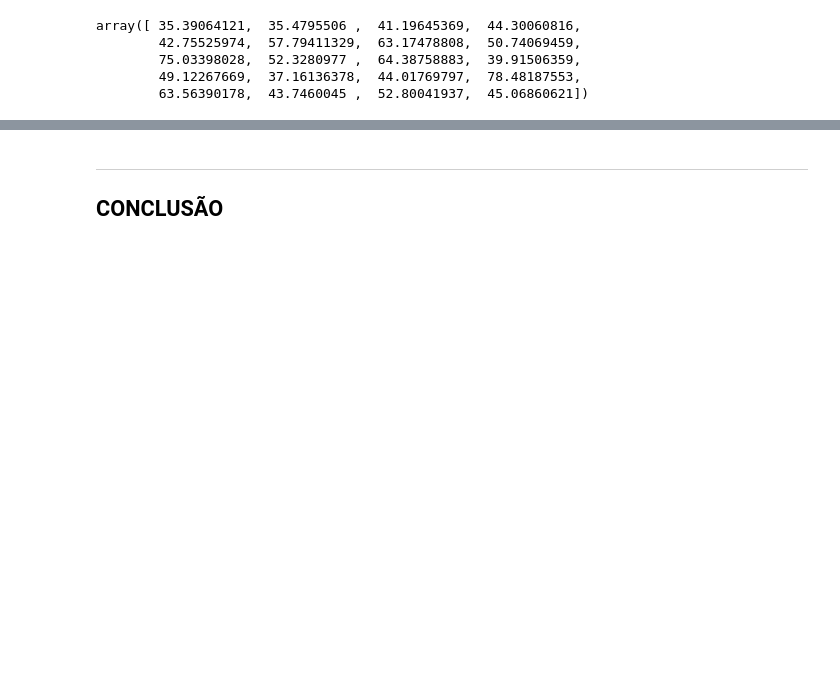
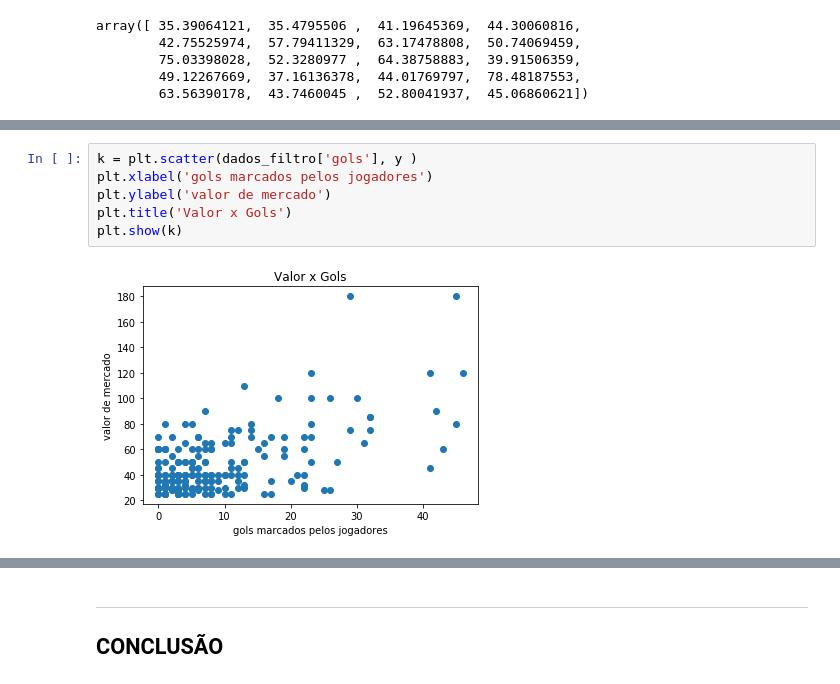
Before and after one commit to Leobhering/cddp3, a Jupyter notebook: Projeto3 Layout.ipynb, the cells around one changed output, grey strips where cells are left out. Cells and saved outputs as stored; diff of their text form; blank space fills up the shorter version.

```diff
--- a/Projeto3 Layout.ipynb
+++ b/Projeto3 Layout.ipynb
@@ -204,0 +279,8 @@ O valor de RMS na regressão linear é 16.8155010344794
+# %%
+k = plt.scatter(dados_filtro['gols'], y )
+plt.xlabel('gols marcados pelos jogadores')
+plt.ylabel('valor de mercado')
+plt.title('Valor x Gols')
+plt.show(k)
+# %% [output]
+[figure, added]
```
Also changed, not shown: parts of 13 cells of this notebook.
